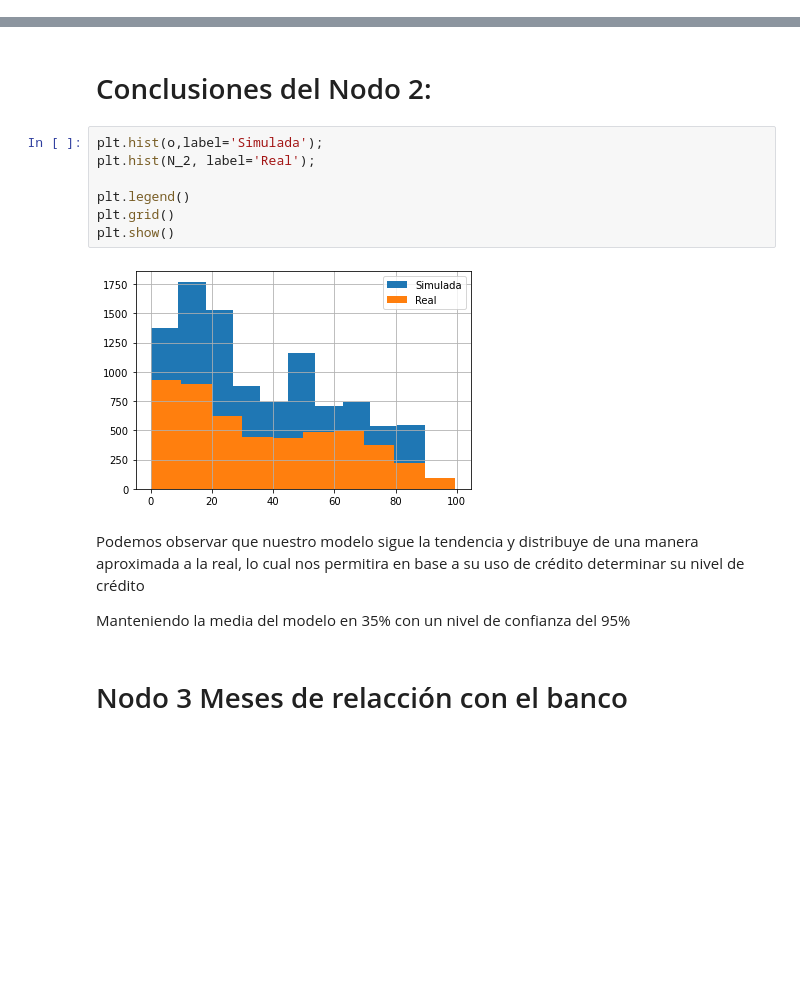
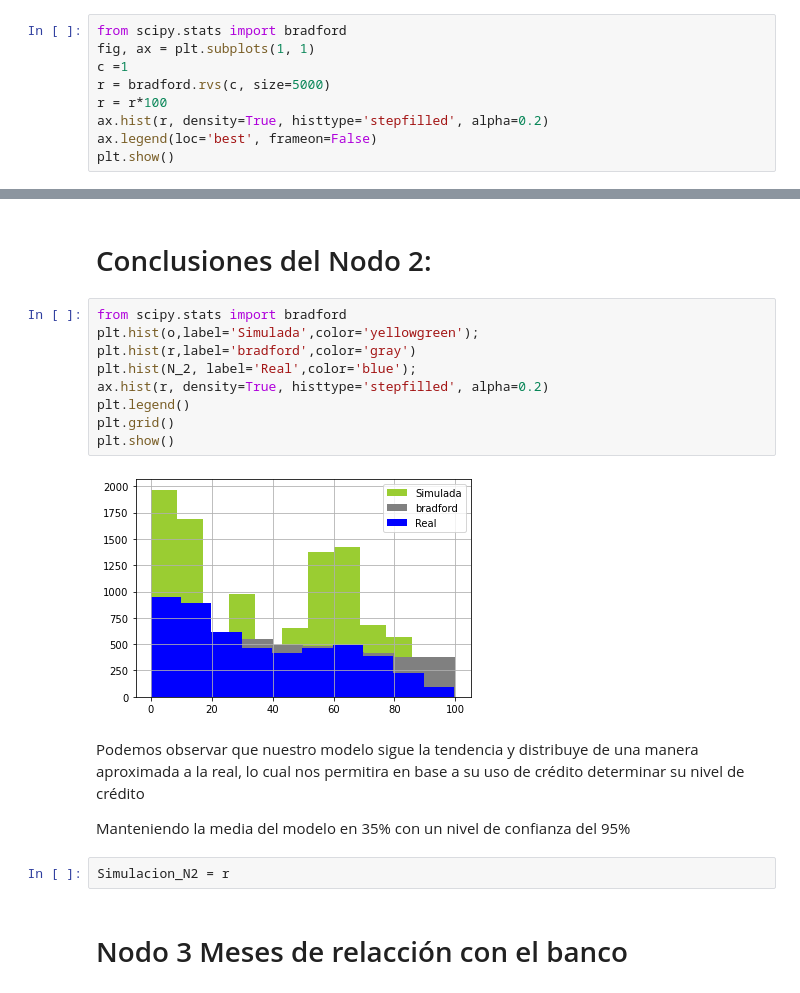
Before and after one commit to IvanArellanoRuelas/ProyectoModulo1_ArellanoI_LafargaI, a Jupyter notebook: ProyectoModulo2_Arellano_Lafarga.ipynb, the cells around one changed output, grey strips where cells are left out. Drawn from its saved outputs; the diff is of its cells as text; blank space fills up the shorter version.

```diff
--- a/ProyectoModulo2_Arellano_Lafarga.ipynb
+++ b/ProyectoModulo2_Arellano_Lafarga.ipynb
@@ -648,0 +659,9 @@ Media calculada 35.95945
+# %%
+from scipy.stats import bradford
+fig, ax = plt.subplots(1, 1)
+c =1
+r = bradford.rvs(c, size=5000)
+r = r*100
+ax.hist(r, density=True, histtype='stepfilled', alpha=0.2)
+ax.legend(loc='best', frameon=False)
+plt.show()
@@ -649,18 +671,22 @@ Media calculada 35.95945
 # %% [markdown]
 # Conclusiones del Nodo 2:
 # %%
-plt.hist(o,label='Simulada');
-plt.hist(N_2, label='Real');
-
+from scipy.stats import bradford
+plt.hist(o,label='Simulada',color='yellowgreen');
+plt.hist(r,label='bradford',color='gray')
+plt.hist(N_2, label='Real',color='blue');
+ax.hist(r, density=True, histtype='stepfilled', alpha=0.2)
 plt.legend()
 plt.grid()
 plt.show()
 # %% [output]
-[figure, old version]
+[figure, new version]
 # %% [markdown]
 Podemos observar que nuestro modelo sigue la tendencia y distribuye de una manera aproximada a la real, lo cual nos permitira en base a su uso de crédito determinar su nivel de crédito
 
 Manteniendo la media del modelo en 35% con un nivel de confianza del 95%
+# %%
+Simulacion_N2 = r
 # %% [markdown]
 # Nodo 3 Meses de relacción con el banco
 # %%
```
Also changed, not shown: parts of 40 cells of this notebook.
